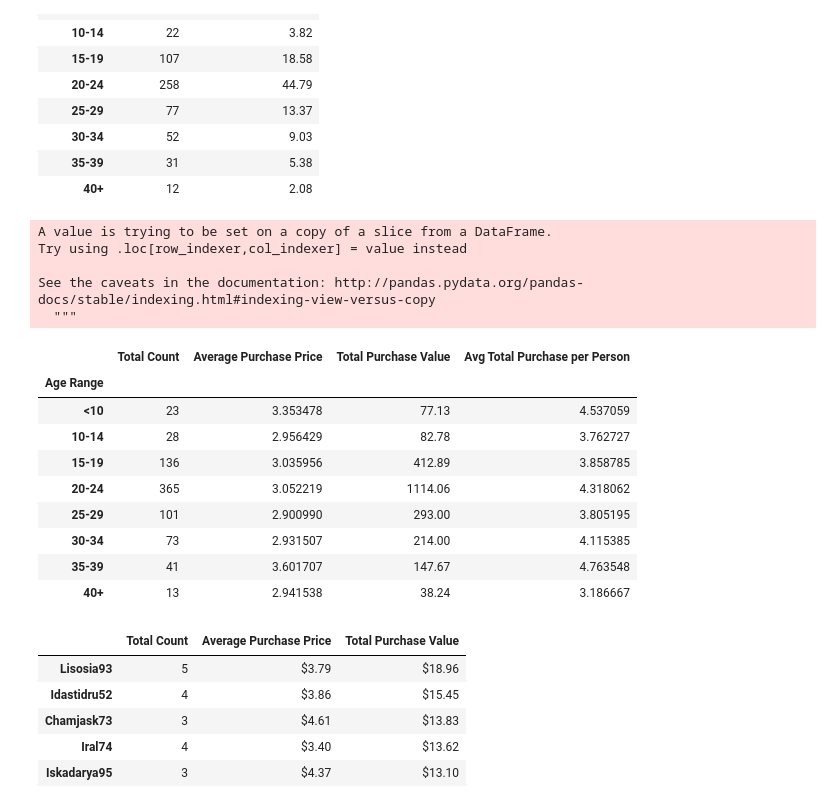
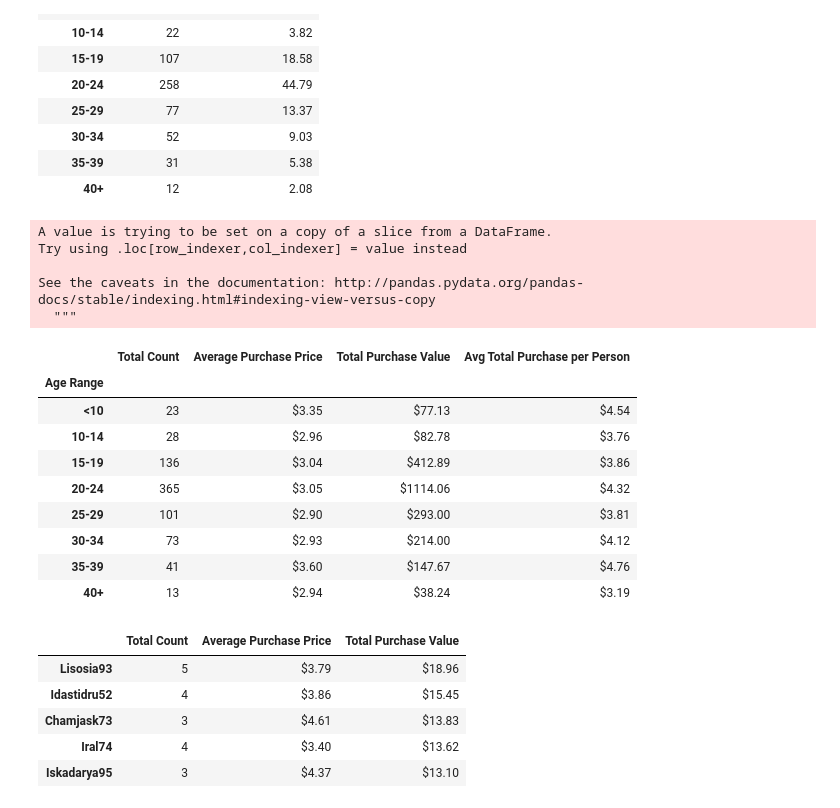
Before and after one commit to MarkYocumII/PandasHw4, a Jupyter notebook: Heroes_hw.ipynb, the cells around one changed output. Drawn from its saved outputs; the diff is of its cells as text; code cells hidden in the pictures.

Commit message:
assignment completed with formatting

```diff
--- a/Heroes_hw.ipynb
+++ b/Heroes_hw.ipynb
@@ -172,41 +172,47 @@ age_purc_summary=age_purchase_df.groupby("Age Range")
 ID_counts_bins_2=age_purc_summary["Purchase ID"].count()
 
 #average purchase price is average of the prices for each age bin
 avg_purc_price=age_purc_summary["Price"].mean()
 
 #total purchase price is the sum of the prices for each age bin
 total_purc_price=age_purc_summary["Price"].sum()
 
 #create a new dataframe for total count, average purchase price and total purchase value
 age_summary_purchase_df=pd.DataFrame({"Total Count":ID_counts_bins_2,
                                       "Average Purchase Price": avg_purc_price,
                                       "Total Purchase Value": total_purc_price,
 
 
 
 })
 
 #add final column for average purchase per person.  Denominator is the total count of people in each age range defined in part 4
 age_summary_purchase_df["Avg Total Purchase per Person"]=age_summary_purchase_df["Total Purchase Value"]/age_summary_df["Total Count"]
 
+#format columns with map
+age_summary_purchase_df["Avg Total Purchase per Person"]=age_summary_purchase_df["Avg Total Purchase per Person"].map("${:.2f}".format)
+age_summary_purchase_df["Average Purchase Price"]=age_summary_purchase_df["Average Purchase Price"].map("${:.2f}".format)
+age_summary_purchase_df["Total Purchase Value"]=age_summary_purchase_df["Total Purchase Value"].map("${:.2f}".format)
+
+
 #display summary
 age_summary_purchase_df
 # %% [output]
 A value is trying to be set on a copy of a slice from a DataFrame.
 Try using .loc[row_indexer,col_indexer] = value instead
 
 See the caveats in the documentation: http://pandas.pydata.org/pandas-docs/stable/indexing.html#indexing-view-versus-copy
   """
 |  | Total Count | Average Purchase Price | Total Purchase Value | Avg Total Purchase per Person |
 | Age Range |  |  |  |  |
-| <10 | 23 | 3.353478 | 77.13 | 4.537059 |
-| 10-14 | 28 | 2.956429 | 82.78 | 3.762727 |
-| 15-19 | 136 | 3.035956 | 412.89 | 3.858785 |
-| 20-24 | 365 | 3.052219 | 1114.06 | 4.318062 |
-| 25-29 | 101 | 2.900990 | 293.00 | 3.805195 |
-| 30-34 | 73 | 2.931507 | 214.00 | 4.115385 |
-| 35-39 | 41 | 3.601707 | 147.67 | 4.763548 |
-| 40+ | 13 | 2.941538 | 38.24 | 3.186667 |
+| <10 | 23 | $3.35 | $77.13 | $4.54 |
+| 10-14 | 28 | $2.96 | $82.78 | $3.76 |
+| 15-19 | 136 | $3.04 | $412.89 | $3.86 |
+| 20-24 | 365 | $3.05 | $1114.06 | $4.32 |
+| 25-29 | 101 | $2.90 | $293.00 | $3.81 |
+| 30-34 | 73 | $2.93 | $214.00 | $4.12 |
+| 35-39 | 41 | $3.60 | $147.67 | $4.76 |
+| 40+ | 13 | $2.94 | $38.24 | $3.19 |
 # %%
 #create smaller datagram with purchase ID, screenname and price
 sn_purchase_df=purchase_data[["Purchase ID", "SN", "Price"]]
```
